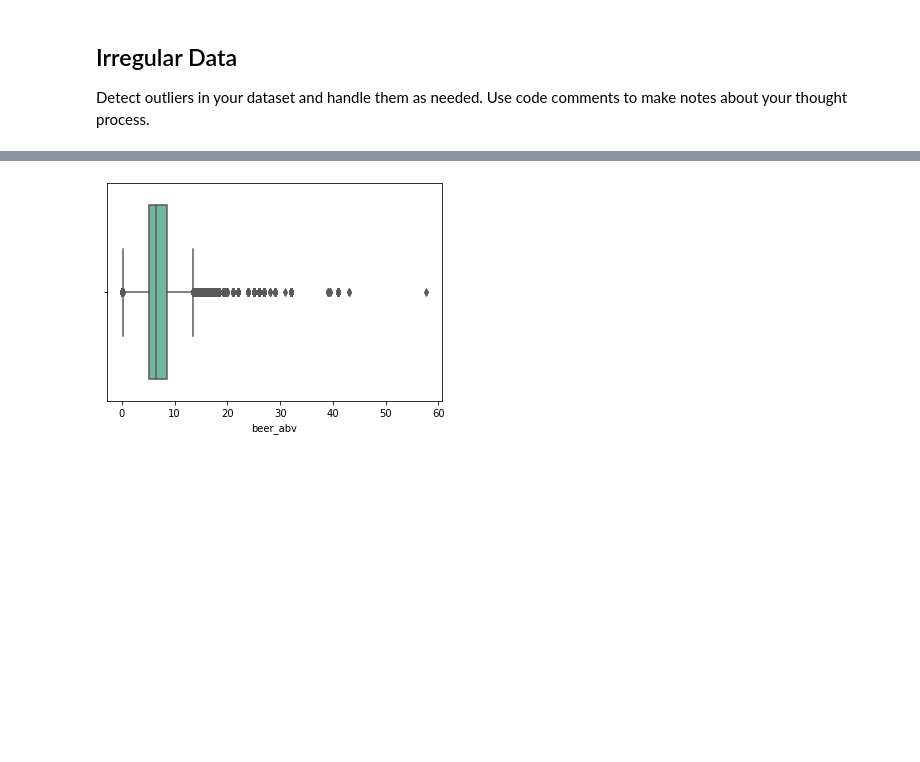
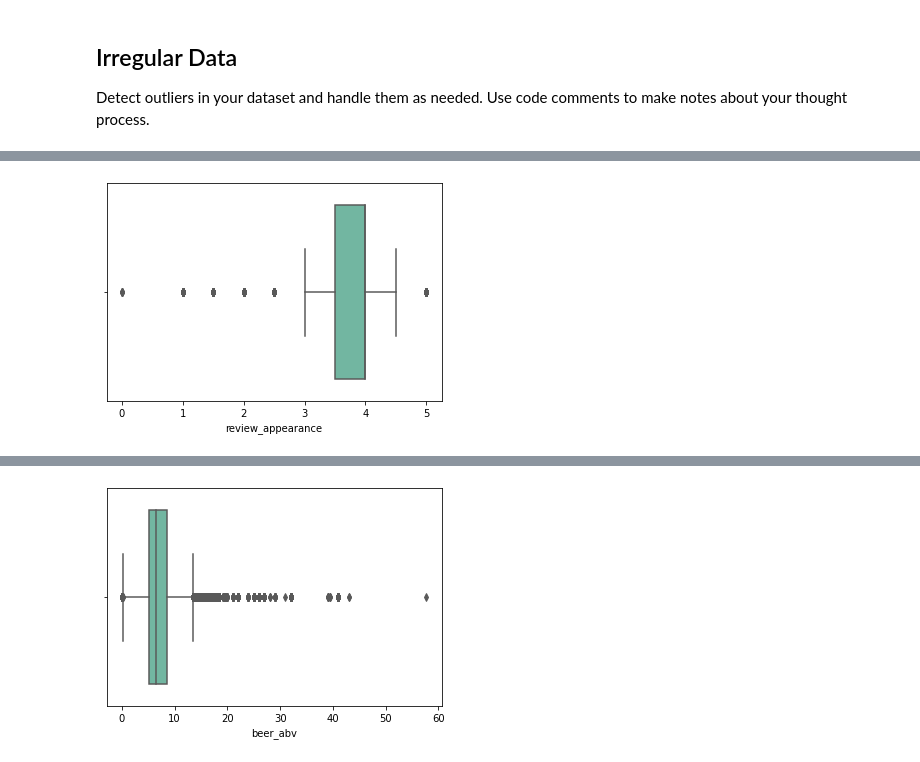
Before and after one commit to madelinedr/cleaning-data-checkpoint, a Jupyter notebook: checkpoint-three.ipynb, the cells around one changed output, grey strips where cells are left out. Saved outputs shown, nothing was run; the diff lists cells and outputs as text; code cells hidden in the pictures; blank space fills up the shorter version.

```diff
--- a/checkpoint-three.ipynb
+++ b/checkpoint-three.ipynb
@@ -82,0 +90,4 @@ Detect outliers in your dataset and handle them as needed. Use code comments to
+# %%
+ax = sb.boxplot(x=beer_df['review_appearance'], orient="h", palette="Set2")
+# %% [output]
+[figure, added]
```
Also changed, not shown: parts of 10 cells of this notebook.
